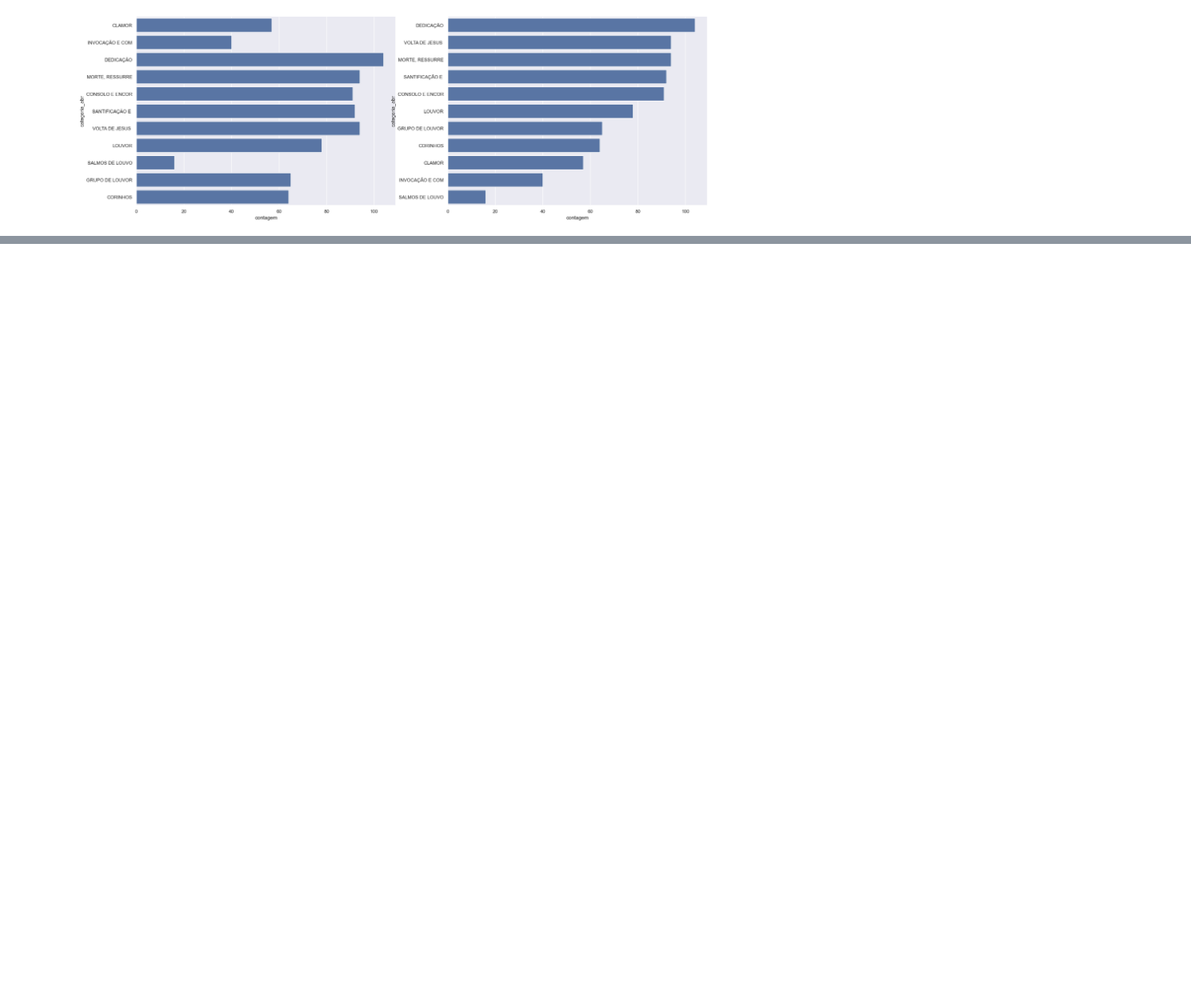
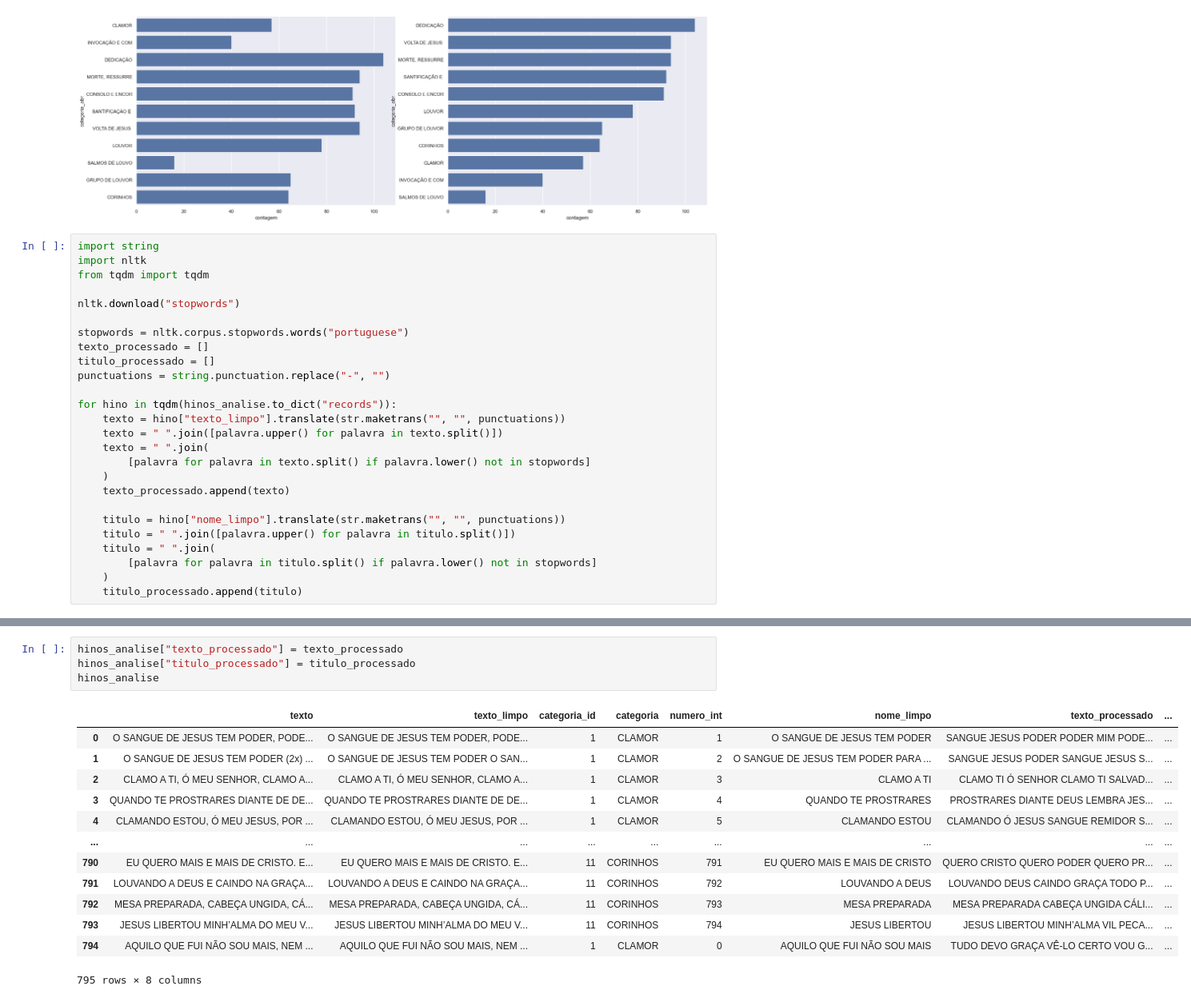
Before and after one commit to evaristocosta/hinos_db, a Jupyter notebook: eda1.ipynb, the cells around one changed output, grey strips where cells are left out. Shown at 80% size. Cells and saved outputs as stored; diff of their text form; blank space fills up the shorter version.

Commit message:
processamento de palavras em andamento

```diff
--- a/eda1.ipynb
+++ b/eda1.ipynb
@@ -124,3 +124,29 @@ sns.barplot(
 # %% [output]
 <Axes: xlabel='contagem', ylabel='categoria_abr'>
 [figure]
+# %%
+import string
+import nltk
+from tqdm import tqdm
+
+nltk.download("stopwords")
+
+stopwords = nltk.corpus.stopwords.words("portuguese")
+texto_processado = []
+titulo_processado = []
+punctuations = string.punctuation.replace("-", "")
+
+for hino in tqdm(hinos_analise.to_dict("records")):
+    texto = hino["texto_limpo"].translate(str.maketrans("", "", punctuations))
+    texto = " ".join([palavra.upper() for palavra in texto.split()])
+    texto = " ".join(
+        [palavra for palavra in texto.split() if palavra.lower() not in stopwords]
+    )
+    texto_processado.append(texto)
+
+    titulo = hino["nome_limpo"].translate(str.maketrans("", "", punctuations))
+    titulo = " ".join([palavra.upper() for palavra in titulo.split()])
+    titulo = " ".join(
+        [palavra for palavra in titulo.split() if palavra.lower() not in stopwords]
+    )
+    titulo_processado.append(titulo)
@@ -126,0 +157,18 @@ sns.barplot(
+# %%
+hinos_analise["texto_processado"] = texto_processado
+hinos_analise["titulo_processado"] = titulo_processado
+hinos_analise
+# %% [output]
+|  | texto | texto_limpo | categoria_id | categoria | numero_int | nome_limpo | texto_processado | ... |
+| 0 | O SANGUE DE JESUS TEM PODER, PODE... | O SANGUE DE JESUS TEM PODER, PODE... | 1 | CLAMOR | 1 | O SANGUE DE JESUS TEM PODER | SANGUE JESUS PODER PODER MIM PODE... | ... |
+| 1 | O SANGUE DE JESUS TEM PODER (2x) ... | O SANGUE DE JESUS TEM PODER O SAN... | 1 | CLAMOR | 2 | O SANGUE DE JESUS TEM PODER PARA ... | SANGUE JESUS PODER SANGUE JESUS S... | ... |
+| 2 | CLAMO A TI, Ó MEU SENHOR, CLAMO A... | CLAMO A TI, Ó MEU SENHOR, CLAMO A... | 1 | CLAMOR | 3 | CLAMO A TI | CLAMO TI Ó SENHOR CLAMO TI SALVAD... | ... |
+| 3 | QUANDO TE PROSTRARES DIANTE DE DE... | QUANDO TE PROSTRARES DIANTE DE DE... | 1 | CLAMOR | 4 | QUANDO TE PROSTRARES | PROSTRARES DIANTE DEUS LEMBRA JES... | ... |
+| 4 | CLAMANDO ESTOU, Ó MEU JESUS, POR ... | CLAMANDO ESTOU, Ó MEU JESUS, POR ... | 1 | CLAMOR | 5 | CLAMANDO ESTOU | CLAMANDO Ó JESUS SANGUE REMIDOR S... | ... |
+| ... | ... | ... | ... | ... | ... | ... | ... | ... |
+| 790 | EU QUERO MAIS E MAIS DE CRISTO. E... | EU QUERO MAIS E MAIS DE CRISTO. E... | 11 | CORINHOS | 791 | EU QUERO MAIS E MAIS DE CRISTO | QUERO CRISTO QUERO PODER QUERO PR... | ... |
+| 791 | LOUVANDO A DEUS E CAINDO NA GRAÇA... | LOUVANDO A DEUS E CAINDO NA GRAÇA... | 11 | CORINHOS | 792 | LOUVANDO A DEUS | LOUVANDO DEUS CAINDO GRAÇA TODO P... | ... |
+| 792 | MESA PREPARADA, CABEÇA UNGIDA, CÁ... | MESA PREPARADA, CABEÇA UNGIDA, CÁ... | 11 | CORINHOS | 793 | MESA PREPARADA | MESA PREPARADA CABEÇA UNGIDA CÁLI... | ... |
+| 793 | JESUS LIBERTOU MINH’ALMA DO MEU V... | JESUS LIBERTOU MINH’ALMA DO MEU V... | 11 | CORINHOS | 794 | JESUS LIBERTOU | JESUS LIBERTOU MINH’ALMA VIL PECA... | ... |
+| 794 | AQUILO QUE FUI NÃO SOU MAIS, NEM ... | AQUILO QUE FUI NÃO SOU MAIS, NEM ... | 1 | CLAMOR | 0 | AQUILO QUE FUI NÃO SOU MAIS | TUDO DEVO GRAÇA VÊ-LO CERTO VOU G... | ... |
+795 rows × 8 columns
```
Also changed, not shown: parts of 2 cells of this notebook.
